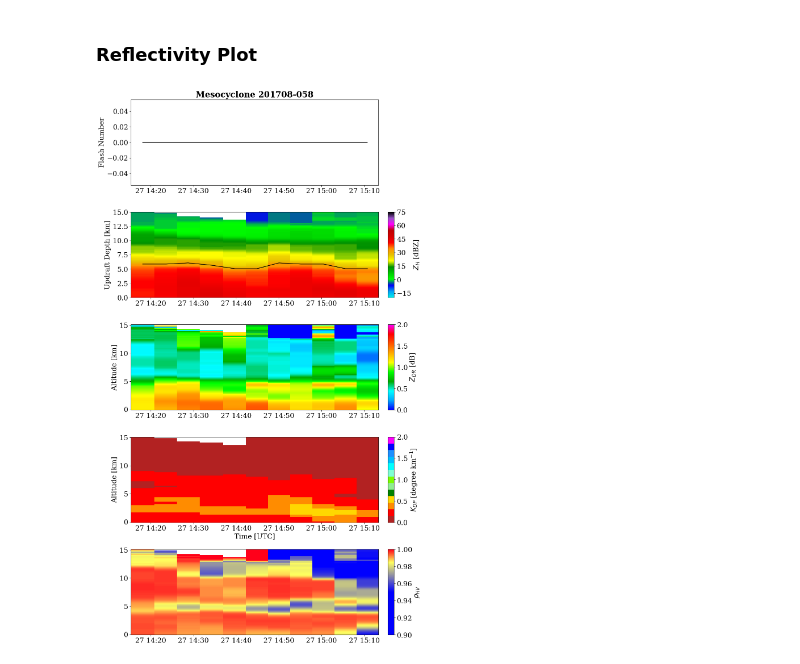
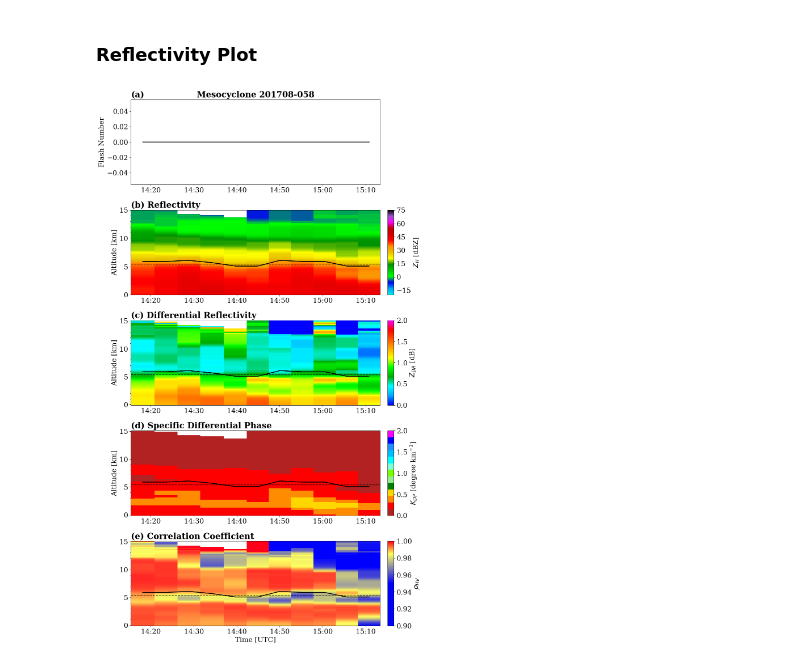
Before and after one commit to robbyfrost/Capstone_2023, a Jupyter notebook: plot_timeheight.ipynb, the cells around one changed output. Drawn from its saved outputs; the diff is of its cells as text; code cells hidden in the pictures.

Commit message:
updated plots for poster

```diff
--- a/plot_timeheight.ipynb
+++ b/plot_timeheight.ipynb
@@ -23,6 +24,14 @@ case_id = "201708-058"
 dth = f"/Users/robertfrost/Documents/boomsoon/2023_semester_2/capstone/analysis/Capstone_2023/data/{elec}_cases/timeheight_{case_id}.nc"
 figdir = f"/Users/robertfrost/Documents/boomsoon/2023_semester_2/capstone/analysis/figures/{elec}_cases/{case_id}/"
 dtrack = f"/Users/robertfrost/Documents/boomsoon/2023_semester_2/capstone/analysis/capstone_2023.nc"
+# %%
+# set melting layer height
+if (case_id == "201306-018") or (case_id == "201306-020"):
+    melting_layer = 4.5 #(km)
+elif case_id == "201708-053":
+    melting_layer = 5 #(km)
+elif case_id == "201708-058":
+    melting_layer = 5.4 #(km)
 # %%
 th = xr.open_dataset(dth)
 track = xr.open_dataset(dtrack)
@@ -88,9 +97,10 @@ gs = GridSpec(5, 2, width_ratios=[1, 0.025])
 
 # flash rate time series
 ax1 = plt.subplot(gs[0, 0])
-ax1.plot(time, case_meso.flash_number, c="black", lw=1.5)
+ax1.plot(time, case_meso.flash_number, c="black", lw=2)
 ax1.set_ylabel("Flash Number")
-ax1.set_title(f"Mesocyclone {th.mesocyclone_id}")
+ax1.set_title(f"Mesocyclone {th.mesocyclone_id}", loc="center")
+ax1.set_title("(a)", loc="left")
 
 # reflectivity time-height and depth time series
 ax2 = plt.subplot(gs[1, 0], sharex=ax1)
@@ -98,36 +108,54 @@ cax2 = plt.subplot(gs[1, 1])
 pcm2 = ax2.pcolormesh(time, z/1000, reflectivity.T, cmap="pyart_NWSRef", vmin=-20, vmax=75)
 cb = plt.colorbar(pcm2, cax=cax2, label='$Z_H$ [dBZ]')
 cb.set_ticks(MultipleLocator(15))
-ax2.plot(time, updraft_depth/1000, c="black", lw=1.5)
-ax2.set_ylabel("Updraft Depth [km]")
+ax2.plot(time, updraft_depth/1000, c="black", lw=2)
+ax2.set_ylabel("Altitude [km]")
 ax2.set_ylim(0,15)
+ax2.set_title("(b) Reflectivity", loc="left")
+ax2.axhline(y=melting_layer, ls="--", c="black", lw=1.5, alpha=0.7)
+ax2.yaxis.set_major_locator(MultipleLocator(5))
+ax2.yaxis.set_minor_locator(MultipleLocator(1))
 
 # differential reflectivity
 ax3 = plt.subplot(gs[2,0], sharex=ax1)
 cax3 = plt.subplot(gs[2,1])
 pcm3 = ax3.pcolormesh(time, z/1000, differential_reflectivity.T, cmap="pyart_RefDiff", vmin=0, vmax=2)
 cb = plt.colorbar(pcm3, cax=cax3, label="$Z_{DR}$ [dB]")
 cb.set_ticks(MultipleLocator(0.5))
 ax3.set_ylabel("Altitude [km]")
+ax3.set_title("(c) Differential Reflectivity", loc="left")
+ax3.axhline(y=melting_layer, ls="--", c="black", lw=1.5, alpha=0.7)
+ax3.yaxis.set_major_locator(MultipleLocator(5))
+ax3.yaxis.set_minor_locator(MultipleLocator(1))
+ax3.plot(time, updraft_depth/1000, c="black", lw=2)
 
 # Kdp
 ax4 = plt.subplot(gs[3,0], sharex=ax1)
 cax4 = plt.subplot(gs[3,1])
 pcm4 = ax4.pcolormesh(time, z/1000, specific_differential_phase.T, cmap=cmap_kdp, vmin=0, vmax=2)
 cb = plt.colorbar(pcm4, cax=cax4, label="$K_{DP}$ [degree km$^{-1}$]")
-# cb.set_ticks(MultipleLocator(0.5))
 ax4.set_ylabel("Altitude [km]")
-ax4.set_xlabel("Time [UTC]")
+ax4.set_title("(d) Specific Differential Phase", loc="left")
+ax4.axhline(y=melting_layer, ls="--", c="black", lw=1.5, alpha=0.7)
+ax4.yaxis.set_major_locator(MultipleLocator(5))
+ax4.yaxis.set_minor_locator(MultipleLocator(1))
+ax4.plot(time, updraft_depth/1000, c="black", lw=2)
 
 # correlation coefficient
 ax5 = plt.subplot(gs[4,0], sharex=ax1)
 cax5 = plt.subplot(gs[4,1])
 pcm5 = ax5.pcolormesh(time, z/1000, cross_correlation_ratio.T, cmap=cc_cmap, vmin=0.90, vmax=1)
 cb = plt.colorbar(pcm5, cax=cax5, label="$\\rho_{HV}$")
-
+ax5.xaxis.set_major_formatter(mdates.DateFormatter('%H:%M'))
+ax5.set_xlabel("Time [UTC]")
+ax5.set_title("(e) Correlation Coefficient", loc="left")
+ax5.axhline(y=melting_layer, ls="--", c="black", lw=1.5, alpha=0.7)
+ax5.yaxis.set_major_locator(MultipleLocator(5))
+ax5.yaxis.set_minor_locator(MultipleLocator(1))
+ax5.plot(time, updraft_depth/1000, c="black", lw=2)
 
 plt.tight_layout()
 fsave = f"{figdir}timeheight.png"
 plt.savefig(fsave, format="png", dpi=300, bbox_inches="tight")
 # %% [output]
-[figure, old version]
+[figure, new version]
```
Also changed, not shown: parts of 1 cell of this notebook, 1 other file.
